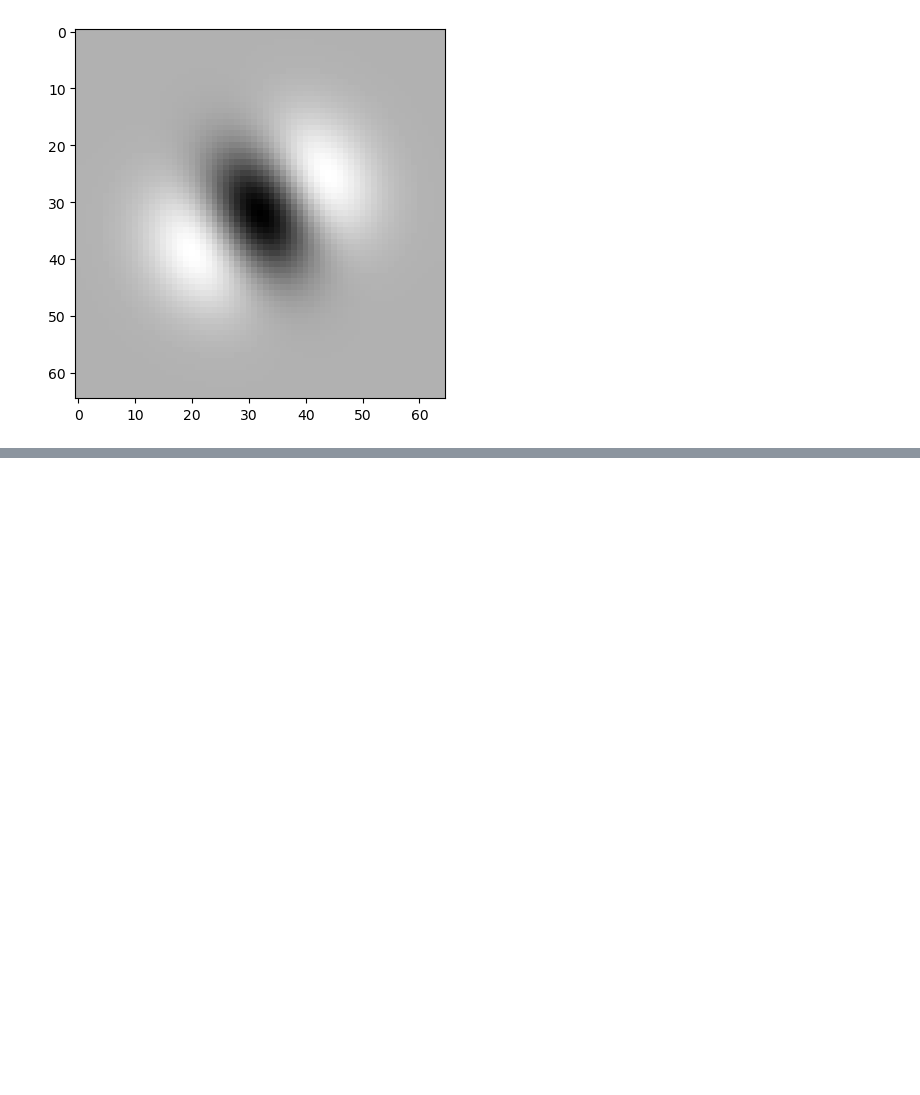
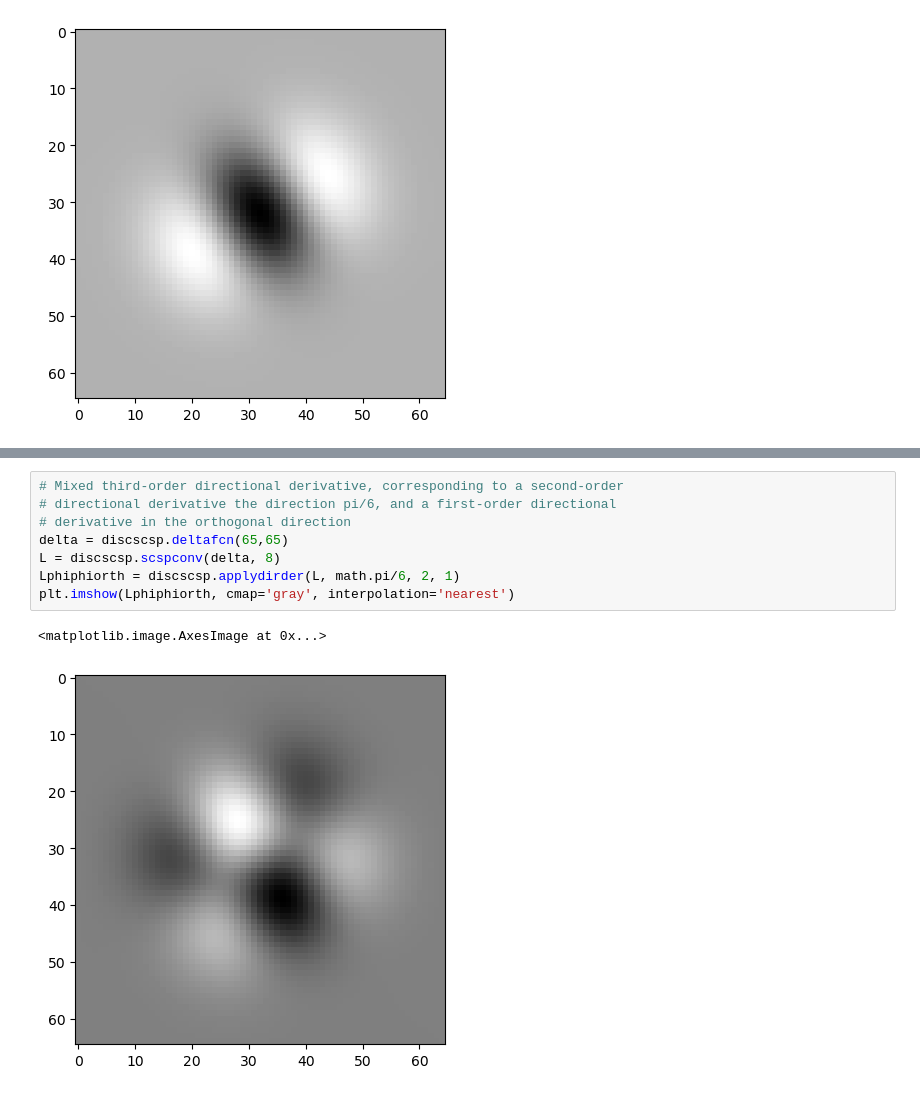
Before and after one commit to tonylindeberg/pyscsp, a Jupyter notebook: discscspdemo.ipynb, the cells around one changed output, grey strips where cells are left out. Cells and saved outputs as stored; diff of their text form; blank space fills up the shorter version.

```diff
--- a/discscspdemo.ipynb
+++ b/discscspdemo.ipynb
@@ -263,0 +274,11 @@ plt.imshow(Lphi, cmap='gray', interpolation='nearest')
+# %%
+# Mixed third-order directional derivative, corresponding to a second-order
+# directional derivative the direction pi/6, and a first-order directional
+# derivative in the orthogonal direction
+delta = discscsp.deltafcn(65,65)
+L = discscsp.scspconv(delta, 8)
+Lphiphiorth = discscsp.applydirder(L, math.pi/6, 2, 1)
+plt.imshow(Lphiphiorth, cmap='gray', interpolation='nearest')
+# %% [output]
+<matplotlib.image.AxesImage at 0x...>
+[figure, added]
```
Also changed, not shown: parts of 6 cells of this notebook, 1 other file.
